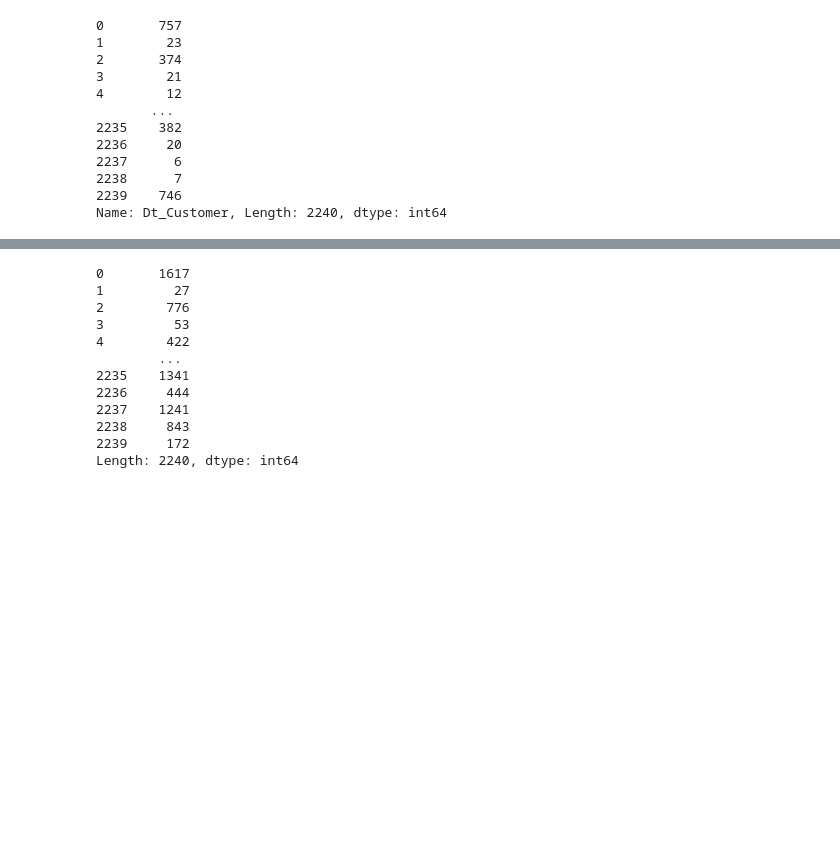
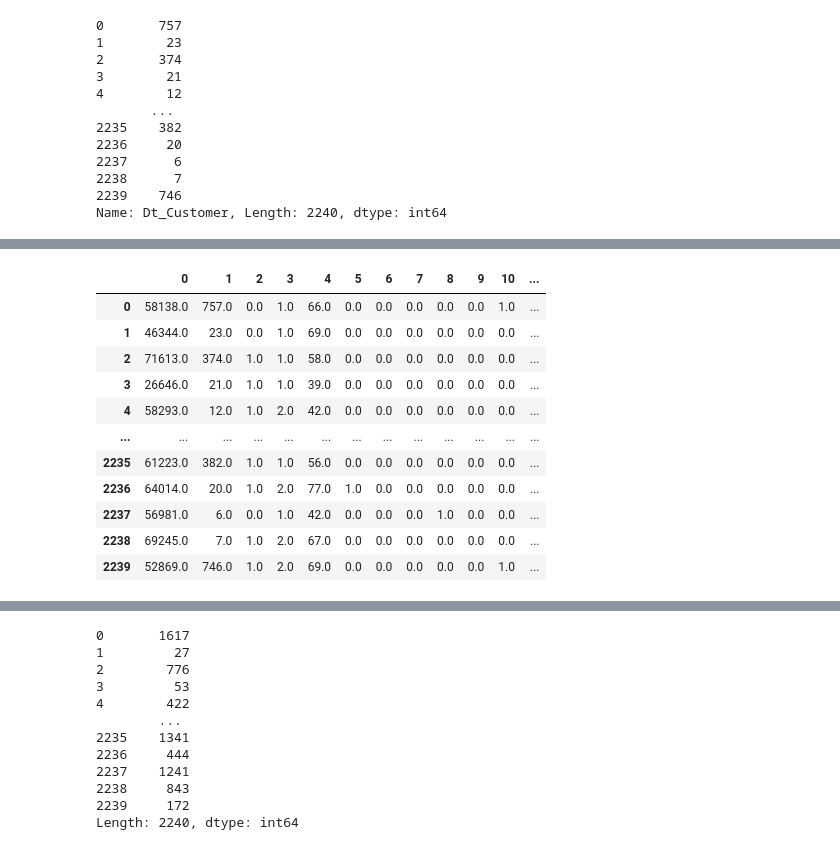
Before and after one commit to Khushalgogia/Customer_segment_project_ete, a Jupyter notebook: notebooks/research.ipynb, the cells around one changed output, grey strips where cells are left out. Drawn from its saved outputs; the diff is of its cells as text; code cells hidden in the pictures; blank space fills up the shorter version.

```diff
--- a/notebooks/research.ipynb
+++ b/notebooks/research.ipynb
@@ -500,0 +501,90 @@ pd.DataFrame(final_output)
+# %%
+df = pd.read_csv(
+    r"C:\Users\khush\Python, 12-7\Practice\Projects\Customer_segment_project_ete\notebooks\data\marketing_campaign.csv", sep = '\t'
+)
+df2 = df.copy(deep = True)
+#df2['Dt_Customer'] = pd.to_datetime(df2['Dt_Customer'], format='%d-%m-%Y', errors='coerce')
+
+
+def Preprocessor_transformer(dataset):
+    # Dt_Customer_Transform
+    dataset = dataset.drop(columns = ['ID', 'Z_CostContact', 'Z_Revenue'])
+
+    dataset['Dt_Customer'] = pd.to_datetime(dataset['Dt_Customer'],format='%d-%M-%Y')
+    max_date = max(dataset['Dt_Customer'])
+    l1 = (max_date - dataset['Dt_Customer']).dt.days
+    dataset['Dt_Customer'] = l1
+
+    #Marriage
+    status_update = {'Married' : "Couple", "Together" : "Couple",
+                    "Alone" : "Single", "Absurd" : "Single", "YOLO": "Single", "Widow": "Single","Divorced" : "Single","Single":"Single"}
+
+    dataset['Marital_Status'] = dataset['Marital_Status'].map(status_update)
+    encoder_map = {"Couple":1, "Single" : 0}
+    dataset['Marital_Status'] = dataset['Marital_Status'].map(encoder_map)
+
+    # Education
+
+    education_map = {"2n Cycle" : "High School", 'Basic' : "High School",
+                     'Graduation' : "Bachelors",
+                     'PhD': "Higher Education", "Master": "Higher Education"}
+
+    dataset['Education'] = dataset['Education'].map(education_map)
+    encoder_map = {"High School": 0, "Bachelors" : 1, "Higher Education" :2}
+    dataset['Education'] = dataset['Education'].map(encoder_map)
+
+
+
+    # kid_teenhome_combine
+
+    dataset['childornot'] = dataset['Kidhome'] + dataset['Teenhome']
+    dataset = dataset.drop(columns = ['Kidhome', 'Teenhome'])
+
+    # Amount Spent
+    dataset['Amount spend'] = dataset['MntWines'] + dataset['MntFruits'] + dataset['MntMeatProducts'] +dataset['MntFishProducts'] + dataset['MntSweetProducts'] + dataset['MntGoldProds']
+    dataset = dataset.drop(columns = ['MntWines', 'MntFruits', 'MntMeatProducts', 'MntFishProducts', 'MntSweetProducts', 'MntGoldProds'])
+
+    # Total Purchases
+    dataset['total_num_purchases'] = dataset['NumDealsPurchases'] + dataset['NumWebPurchases'] + dataset['NumCatalogPurchases'] + dataset['NumStorePurchases']
+    dataset = dataset.drop(columns = ['NumDealsPurchases', 'NumWebPurchases', 'NumCatalogPurchases', 'NumStorePurchases'])
+
+    # Find age from Year_Birth
+
+    current_year = 2023
+    dataset['Year_Birth'] = current_year - dataset['Year_Birth']
+
+    #Target Variable
+
+    dataset['Final_Response'] = dataset['AcceptedCmp1'] + dataset['AcceptedCmp2'] + dataset['AcceptedCmp3'] + dataset['AcceptedCmp4'] + dataset['AcceptedCmp5'] + dataset['Response']
+    dataset['Final_Response'] = dataset['Final_Response'].apply(lambda x : 1 if x >= 1 else 0)
+    dataset.drop(columns = ['AcceptedCmp1', 'AcceptedCmp2','AcceptedCmp3','AcceptedCmp4', 'AcceptedCmp5', 'Response'])
+
+    return dataset
+
+transformed_cols = ['Dt_Customer','Marital_Status','Education', 'Kidhome', 'Teenhome', 'MntWines', 'MntFruits',
+                    'MntMeatProducts', 'MntFishProducts', 'MntSweetProducts', 'MntGoldProds',
+                   'NumDealsPurchases', 'NumWebPurchases', 'NumCatalogPurchases', 'NumStorePurchases','Year_Birth',
+                   'AcceptedCmp1', 'AcceptedCmp2','AcceptedCmp3','AcceptedCmp4', 'AcceptedCmp5', 'Response',
+                   'ID', 'Z_CostContact', 'Z_Revenue']
+
+transformer = ColumnTransformer([
+    ("Simple Imputer - Null Values", SimpleImputer(missing_values = np.nan, strategy= 'median'), ['Income']),
+    ("Dt_Customer_Transform", FunctionTransformer(Preprocessor_transformer), transformed_cols),
+
+],remainder= 'passthrough')
+final_output = transformer.fit_transform(df2)
+df_1 = pd.DataFrame(final_output)
+df_1
+# %% [output]
+|  | 0 | 1 | 2 | 3 | 4 | 5 | 6 | 7 | 8 | 9 | 10 | ... |
+| 0 | 58138.0 | 757.0 | 0.0 | 1.0 | 66.0 | 0.0 | 0.0 | 0.0 | 0.0 | 0.0 | 1.0 | ... |
+| 1 | 46344.0 | 23.0 | 0.0 | 1.0 | 69.0 | 0.0 | 0.0 | 0.0 | 0.0 | 0.0 | 0.0 | ... |
+| 2 | 71613.0 | 374.0 | 1.0 | 1.0 | 58.0 | 0.0 | 0.0 | 0.0 | 0.0 | 0.0 | 0.0 | ... |
+| 3 | 26646.0 | 21.0 | 1.0 | 1.0 | 39.0 | 0.0 | 0.0 | 0.0 | 0.0 | 0.0 | 0.0 | ... |
+| 4 | 58293.0 | 12.0 | 1.0 | 2.0 | 42.0 | 0.0 | 0.0 | 0.0 | 0.0 | 0.0 | 0.0 | ... |
+| ... | ... | ... | ... | ... | ... | ... | ... | ... | ... | ... | ... | ... |
+| 2235 | 61223.0 | 382.0 | 1.0 | 1.0 | 56.0 | 0.0 | 0.0 | 0.0 | 0.0 | 0.0 | 0.0 | ... |
+| 2236 | 64014.0 | 20.0 | 1.0 | 2.0 | 77.0 | 1.0 | 0.0 | 0.0 | 0.0 | 0.0 | 0.0 | ... |
+| 2237 | 56981.0 | 6.0 | 0.0 | 1.0 | 42.0 | 0.0 | 0.0 | 0.0 | 1.0 | 0.0 | 0.0 | ... |
+| 2238 | 69245.0 | 7.0 | 1.0 | 2.0 | 67.0 | 0.0 | 0.0 | 0.0 | 0.0 | 0.0 | 0.0 | ... |
+| 2239 | 52869.0 | 746.0 | 1.0 | 2.0 | 69.0 | 0.0 | 0.0 | 0.0 | 0.0 | 0.0 | 1.0 | ... |
```
Also changed, not shown: parts of 14 cells of this notebook.
